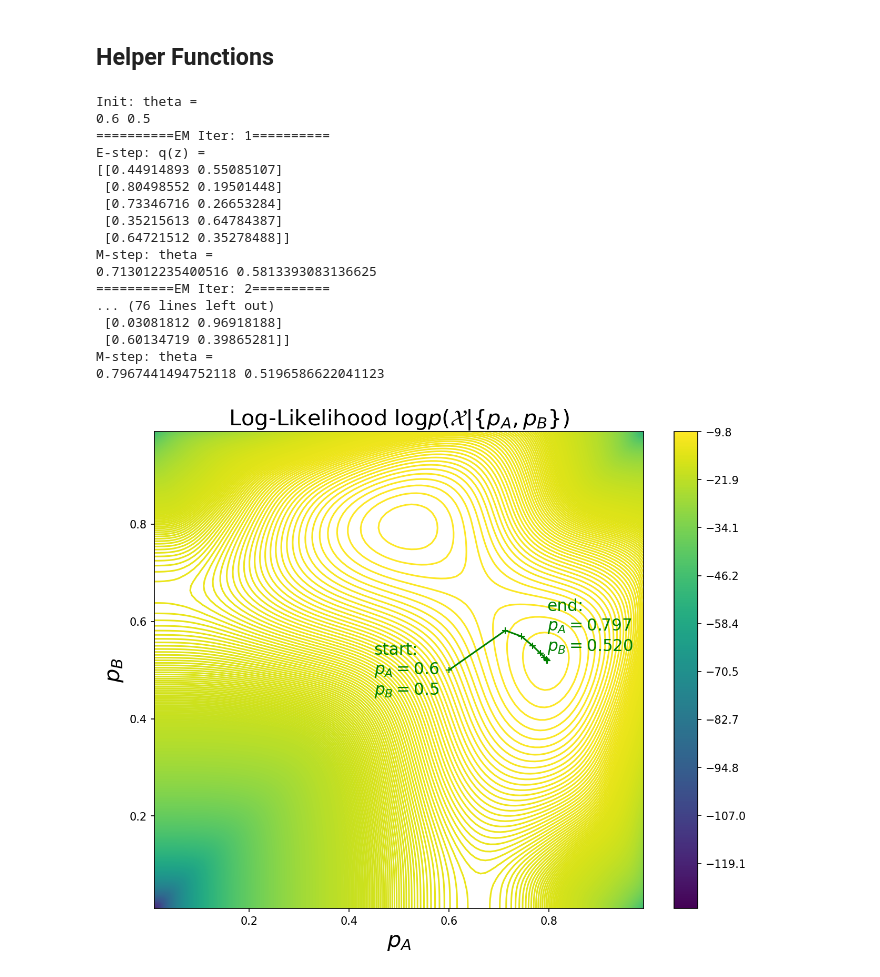
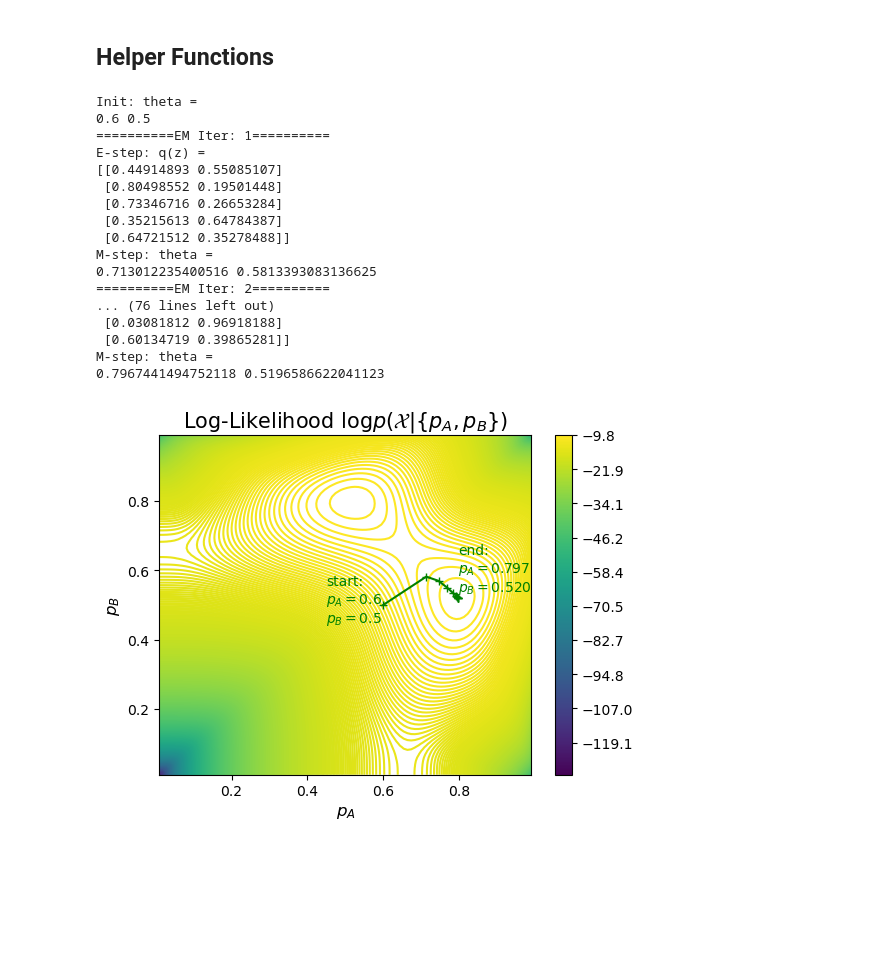
Before and after one commit to mistylight/Understanding_the_EM_Algorithm, a Jupyter notebook: 1_Two_Coins.ipynb, the cells around one changed output. Cells and saved outputs as stored; diff of their text form; code cells hidden in the pictures; blank space fills up the shorter version.

```diff
--- a/1_Two_Coins.ipynb
+++ b/1_Two_Coins.ipynb
@@ -118,18 +118,18 @@ def plot_coin_function(grid_fn, title, path=[]):
         for j in range(len(yvals)):
             grid[j, i] = grid_fn(xvals[i], yvals[j])
 
-    plt.figure(figsize=(10, 8), dpi=150)
+    plt.figure(figsize=(6, 4.5), dpi=100)
     C = plt.contour(xx, yy, grid, 1000)
     cbar = plt.colorbar(C)
-    plt.title(title, fontsize=20)
-    plt.xlabel(r"$p_A$", fontsize=20)
-    plt.ylabel(r"$p_B$", fontsize=20)
+    plt.title(title, fontsize=15)
+    plt.xlabel(r"$p_A$", fontsize=12)
+    plt.ylabel(r"$p_B$", fontsize=12)
 
     if path:
         p1, p2 = zip(*path)
         plt.plot(p1, p2, 'g+-')
-        plt.text(p1[0] - 0.15, p2[0] - 0.05, 'start:\n$p_A={}$\n$p_B={}$'.format(p1[0], p2[0]), color='green', size=15)
-        plt.text(p1[-1] + 0.0, p2[-1] + 0.02, 'end:\n$p_A={:.3f}$\n$p_B={:.3f}$'.format(p1[-1], p2[-1]), color='green', size=15)
+        plt.text(p1[0] - 0.15, p2[0] - 0.05, 'start:\n$p_A={}$\n$p_B={}$'.format(p1[0], p2[0]), color='green', size=10)
+        plt.text(p1[-1] + 0.0, p2[-1] + 0.02, 'end:\n$p_A={:.3f}$\n$p_B={:.3f}$'.format(p1[-1], p2[-1]), color='green', size=10)
 
     plt.show()
 
@@ -199,40 +199,40 @@ for i in range(n_iters):
         x = X[trial]
         q[trial, 0] = lam * binomial(x, n, p1)
         q[trial, 1] = (1 - lam) * binomial(x, n, p2)
-        normalization = q[trial, 0] + q[trial, 1]
-        q[trial, 0] /= normalization
-        q[trial, 1] /= normalization
+        normalizer = q[trial, 0] + q[trial, 1]
+        q[trial, 0] /= normalizer
+        q[trial, 1] /= normalizer
 
     print('E-step: q(z) = ')
     print(q)
 
     # M-step
     p1 = sum((np.array(X) / n) * q[:, 0]) / sum(q[:, 0])
     p2 = sum((np.array(X) / n) * q[:, 1]) / sum(q[:, 1])
 
     path.append([p1, p2])
 
     print('M-step: theta = ')
     print(p1, p2)
 
 plot_coin_likelihood(X, n, path)
 plot_coin_ELBO(X, n, q, path)
 # %% [output]
 Init: theta =
 0.6 0.5
 ==========EM Iter: 1==========
 E-step: q(z) =
 [[0.44914893 0.55085107]
  [0.80498552 0.19501448]
  [0.73346716 0.26653284]
  [0.35215613 0.64784387]
  [0.64721512 0.35278488]]
 M-step: theta =
 0.713012235400516 0.5813393083136625
 ==========EM Iter: 2==========
 ... (76 lines left out)
  [0.03081812 0.96918188]
  [0.60134719 0.39865281]]
 M-step: theta =
 0.7967441494752118 0.5196586622041123
-[figure, old version]
+[figure, new version]
```
Also changed, not shown: parts of 1 cell of this notebook.
